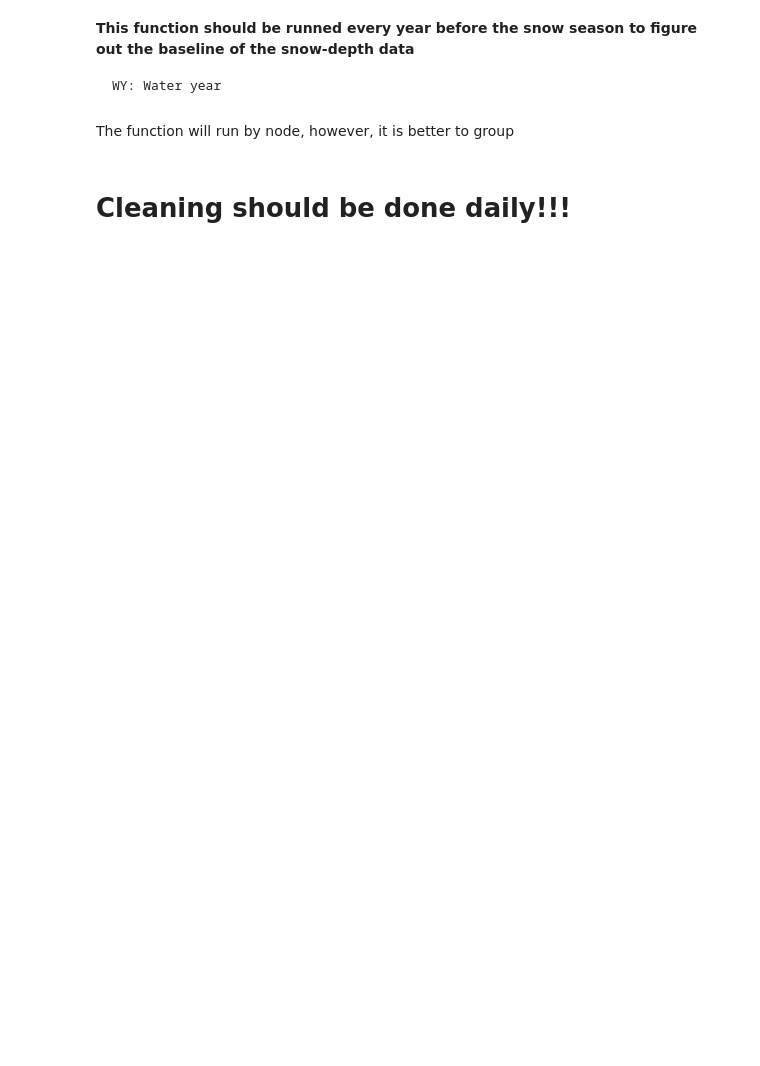
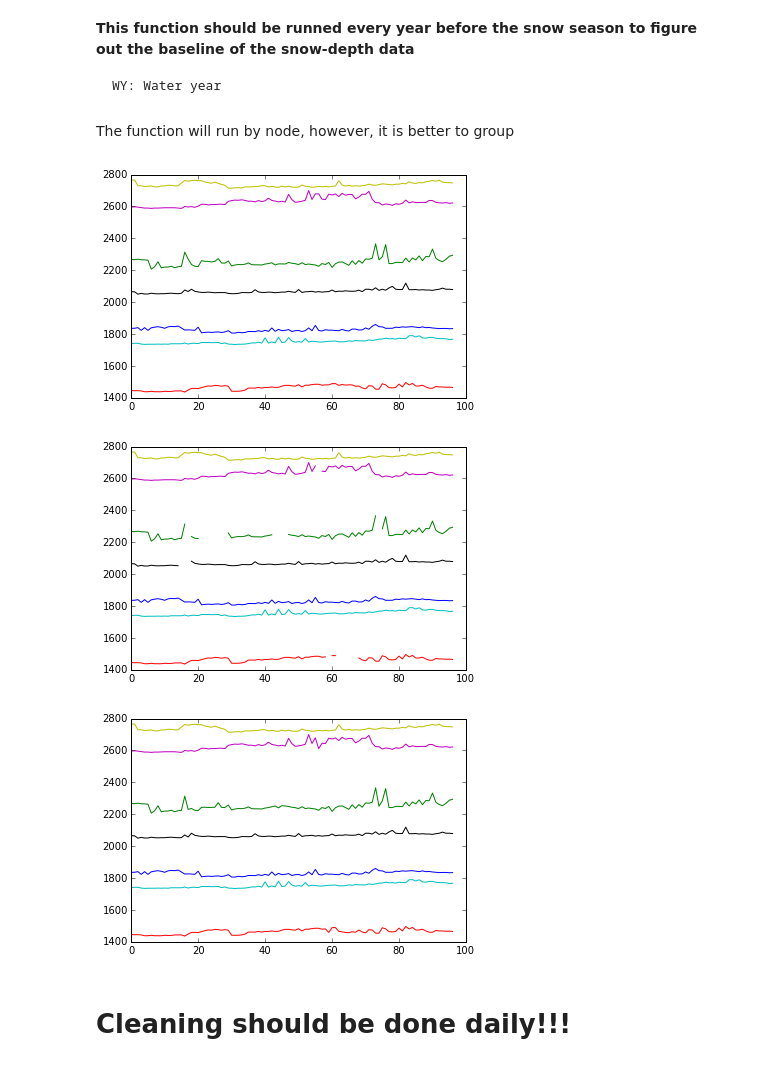
Before and after one commit to zeshi1990/ar_database, a Jupyter notebook: level1_cleaning.ipynb, the cells around one changed output. Drawn from its saved outputs; the diff is of its cells as text; code cells hidden in the pictures; blank space fills up the shorter version.

Commit message:
more functions and cleaning functions done

```diff
--- a/level1_cleaning.ipynb
+++ b/level1_cleaning.ipynb
@@ -101,3 +103,24 @@ def pca_clean(data_matrix, d):
     t_mode_U = np.matrix(pca(temp_data_matrix.T, d))
     reconstruction = s_mode_U * t_mode_U.T
     return reconstruction
+# %%
+def dineof(input_data, n_max = None, max_Iter = 100, rms_inc = 1e-5):
+    data = np.copy(input_data)
+    if n_max is None:
+        n_max = data.shape[1]
+    is_nan = np.isnan(data)
+    not_nan = np.isfinite(data)
+    recon = np.array(pca_clean(data, n_max))
+    rms_prev = float('Inf')
+    rms_now = np.sqrt(np.sum(np.square((recon[not_nan] - data[not_nan]))))
+    data[is_nan] = recon[is_nan]
+    iteration = 1
+    while ((rms_prev - rms_now) > rms_inc) and iteration <= max_Iter:
+        iteration += 1
+        recon = np.array(pca_clean(data, n_max))
+        rms_temp = np.sqrt(np.sum(np.square((recon[not_nan] - data[not_nan]))))
+        if rms_temp < rms_now:
+            rms_prev = np.copy(rms_now)
+            rms_now = np.copy(rms_temp)
+        data[is_nan] = recon[is_nan]
+    return data
@@ -104,3 +190,27 @@ def pca_clean(data_matrix, d):
+# %%
+cf = CollaborativeFiltering(dirty_sd, 2, maxIter=100, l=1e-1, mu=1e-1)
+cf.train()
+u = cf.u
+v = cf.v
+recon = np.dot(u, v)
+clean_sd = np.copy(dirty_sd)
+clean_sd[np.isnan(clean_sd)] = recon[np.isnan(clean_sd)]
+from matplotlib import pyplot as plt
+%matplotlib inline
+for i in range(0, clean_sd.shape[1]):
+    plt.plot(range(0, len(clean_sd)), clean_sd[:, i])
+plt.show()
+for i in range(0, dirty_sd.shape[1]):
+    plt.plot(range(0, len(dirty_sd)), dirty_sd[:, i])
+plt.show()
+another_clean = dineof(dirty_sd, 2)
+for i in range(0, another_clean.shape[1]):
+    plt.plot(range(0, len(another_clean)), another_clean[:, i])
+plt.show()
+# %% [output]
+[figure, added]
+[figure, added]
+[figure, added]
 # %%
 def level1_cleaning_site_pca_clean(site_name_id, site_num_of_nodes, starting_time, ending_time):
     retained_list = []
```
Also changed, not shown: parts of 5 cells of this notebook, 4 other files.
